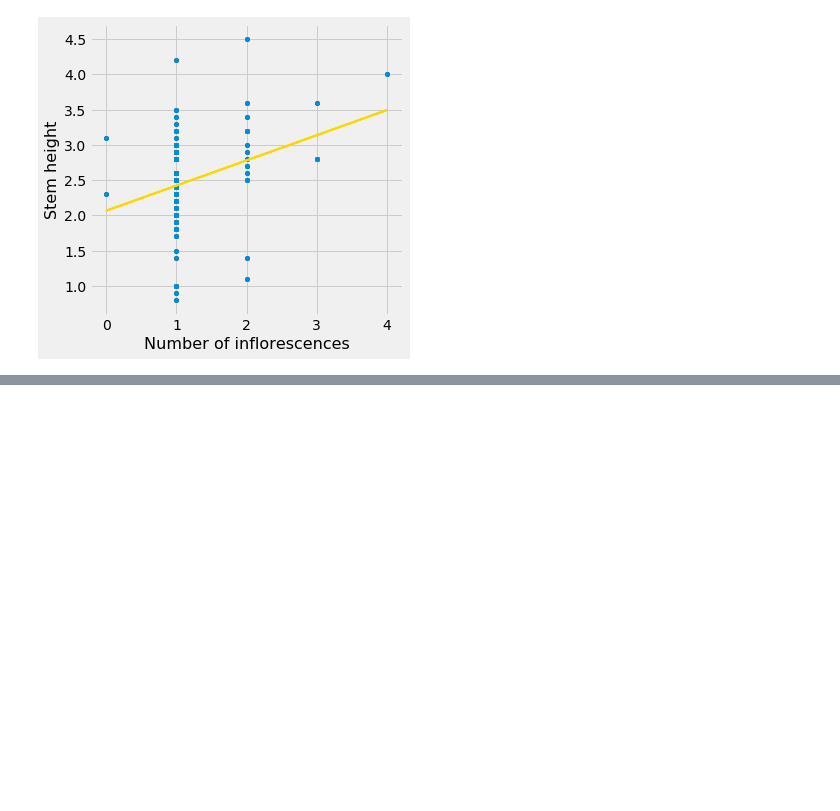
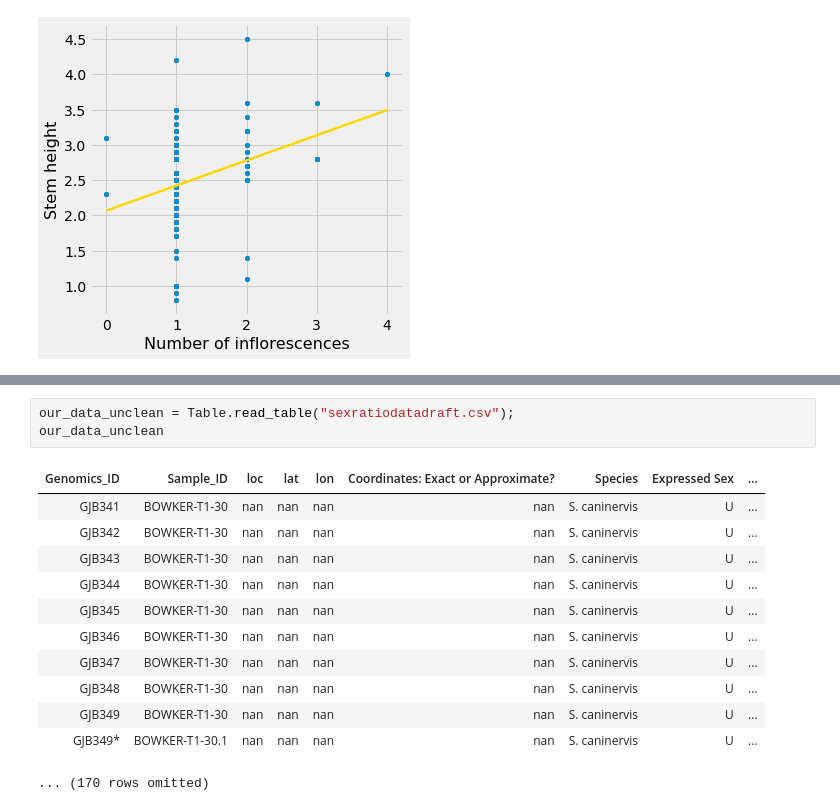
Before and after one commit to jzjomsky/URAP_Sex_Ratio, a Jupyter notebook: Bowker_Recreation.ipynb, the cells around one changed output, grey strips where cells are left out. Saved outputs shown, nothing was run; the diff lists cells and outputs as text; blank space fills up the shorter version.

```diff
--- a/Bowker_Recreation.ipynb
+++ b/Bowker_Recreation.ipynb
@@ -325,0 +367,16 @@ correlation(small_data.where('Sex (M,F,S)', 'F'),'Number of inflorescences','Ste
+# %%
+our_data_unclean = Table.read_table("sexratiodatadraft.csv");
+our_data_unclean
+# %% [output]
+| Genomics_ID | Sample_ID | loc | lat | lon | Coordinates: Exact or Approximate? | Species | Expressed Sex | ... |
+| GJB341 | BOWKER-T1-30 | nan | nan | nan | nan | S. caninervis | U | ... |
+| GJB342 | BOWKER-T1-30 | nan | nan | nan | nan | S. caninervis | U | ... |
+| GJB343 | BOWKER-T1-30 | nan | nan | nan | nan | S. caninervis | U | ... |
+| GJB344 | BOWKER-T1-30 | nan | nan | nan | nan | S. caninervis | U | ... |
+| GJB345 | BOWKER-T1-30 | nan | nan | nan | nan | S. caninervis | U | ... |
+| GJB346 | BOWKER-T1-30 | nan | nan | nan | nan | S. caninervis | U | ... |
+| GJB347 | BOWKER-T1-30 | nan | nan | nan | nan | S. caninervis | U | ... |
+| GJB348 | BOWKER-T1-30 | nan | nan | nan | nan | S. caninervis | U | ... |
+| GJB349 | BOWKER-T1-30 | nan | nan | nan | nan | S. caninervis | U | ... |
+| GJB349* | BOWKER-T1-30.1 | nan | nan | nan | nan | S. caninervis | U | ... |
+... (170 rows omitted)
```
Also changed, not shown: parts of 24 cells of this notebook, 1 other file.
